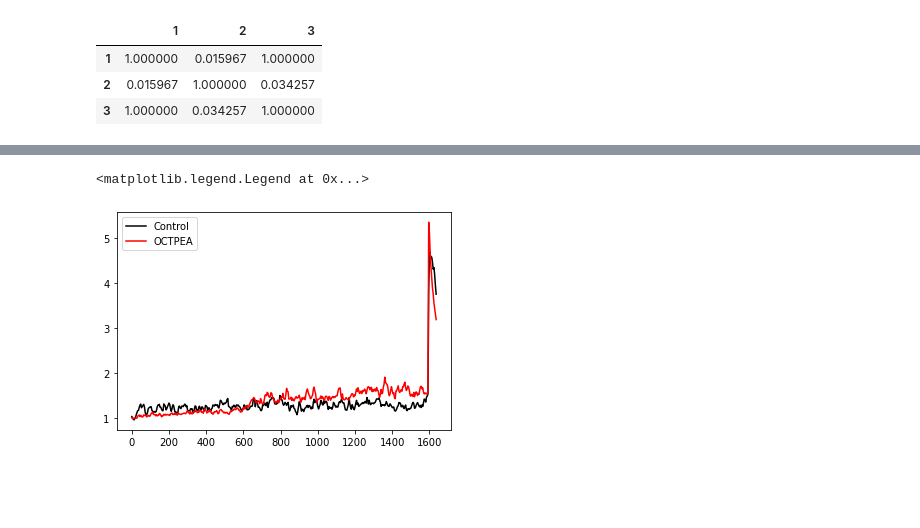
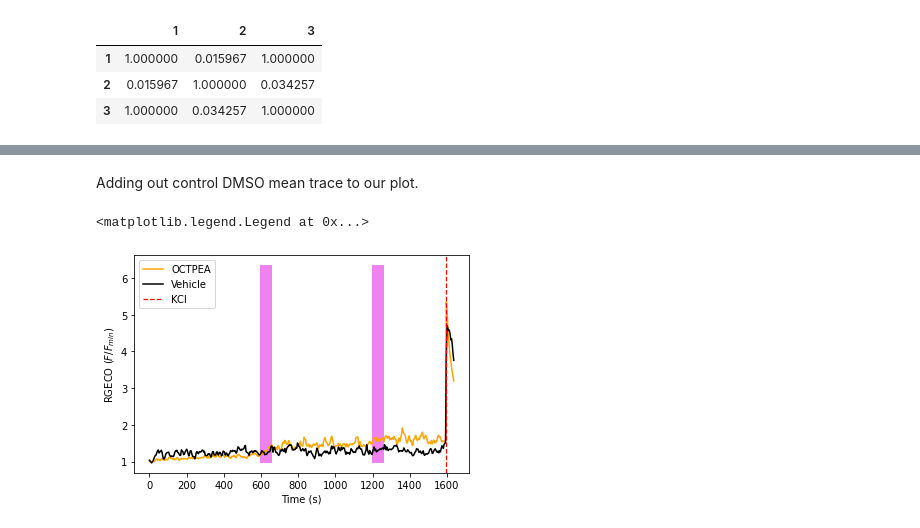
Before and after one commit to sarahigarza/Vollum_Python_ClassProj, a Jupyter notebook: live imaging analysis (base).ipynb, the cells around one changed output, grey strips where cells are left out. Cells and saved outputs as stored; diff of their text form; code cells hidden in the pictures; blank space fills up the shorter version.

```diff
--- a/live imaging analysis (base).ipynb
+++ b/live imaging analysis (base).ipynb
@@ -361,12 +420,0 @@ pairs = [('DMSO', 'OCTPEA'),
-# %%
-data_ins= []
-conditions = []
-for filename in DMSOfiles:
-        df = pd.read_csv(filename, index_col=0, header=None, delimiter=',')
-        d = df.values
-        print("d.shape:",d.shape)
-        dmean=np.mean(d[:5,:],axis=0,keepdims=True)
-        print("dmean shape:", dmean.shape)
-        d /= dmean
-        data_ins.append(d)
-        conditions.append('DMSO')
@@ -413,4 +425,0 @@ Here instead of having a list of arrays, we have mean of all of our cell traces
-# %%
-baseline = np.mean(df.values[:5,:], axis=0)
-baseline.shape
-n=df.values/baseline
@@ -477,8 +490,17 @@ plt.plot(times, octpea)
+# %% [markdown]
+Adding out control DMSO mean trace to our plot.
 # %%
+octpea=meanofalltrials(OCTfiles)
+ctrl=meanofalltrials(DMSOfiles)
 fig, ax = plt.subplots()
-ax.plot(times, ctrl, color='black', label='Control')
-ax.plot(times, octpea, color='red', label='OCTPEA')
+plt.plot(times, octpea, label="OCTPEA", color="orange")
+ax.plot(times,ctrl, label="Vehicle", color="black")
+ax.add_patch(Rectangle((UV1,min(octpea)),UVdur, max(octpea),color="violet"))
+ax.add_patch(Rectangle((UV2,min(octpea)),UVdur, max(octpea),color="violet"))
+plt.axvline(kcl_time, color ="red", linestyle='--', label="KCl", linewidth=1.25)
+ax.set_xlabel("Time (s)")
+ax.set_ylabel("RGECO $(F/F_{min})$")
 plt.legend()
 # %% [output]
 <matplotlib.legend.Legend at 0x...>
-[figure, old version]
+[figure, new version]
```
Also changed, not shown: parts of 91 cells of this notebook, 2 other files.
